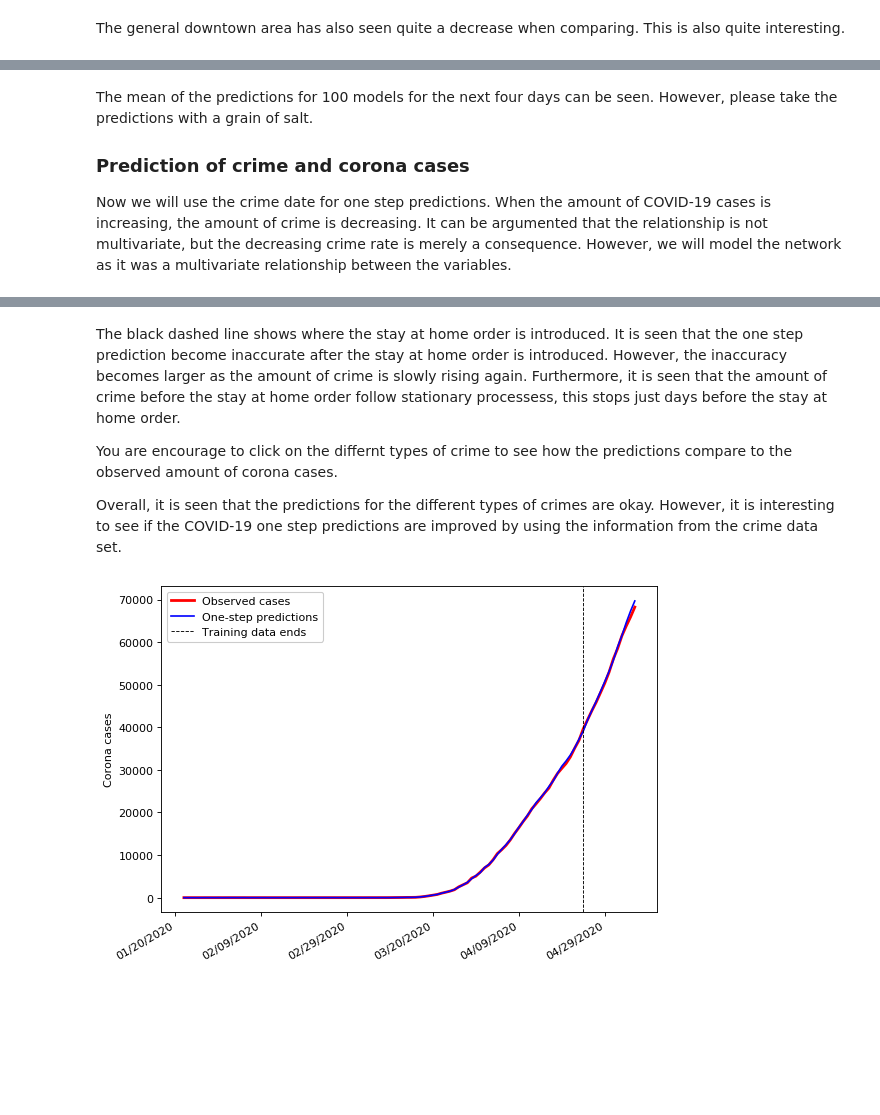
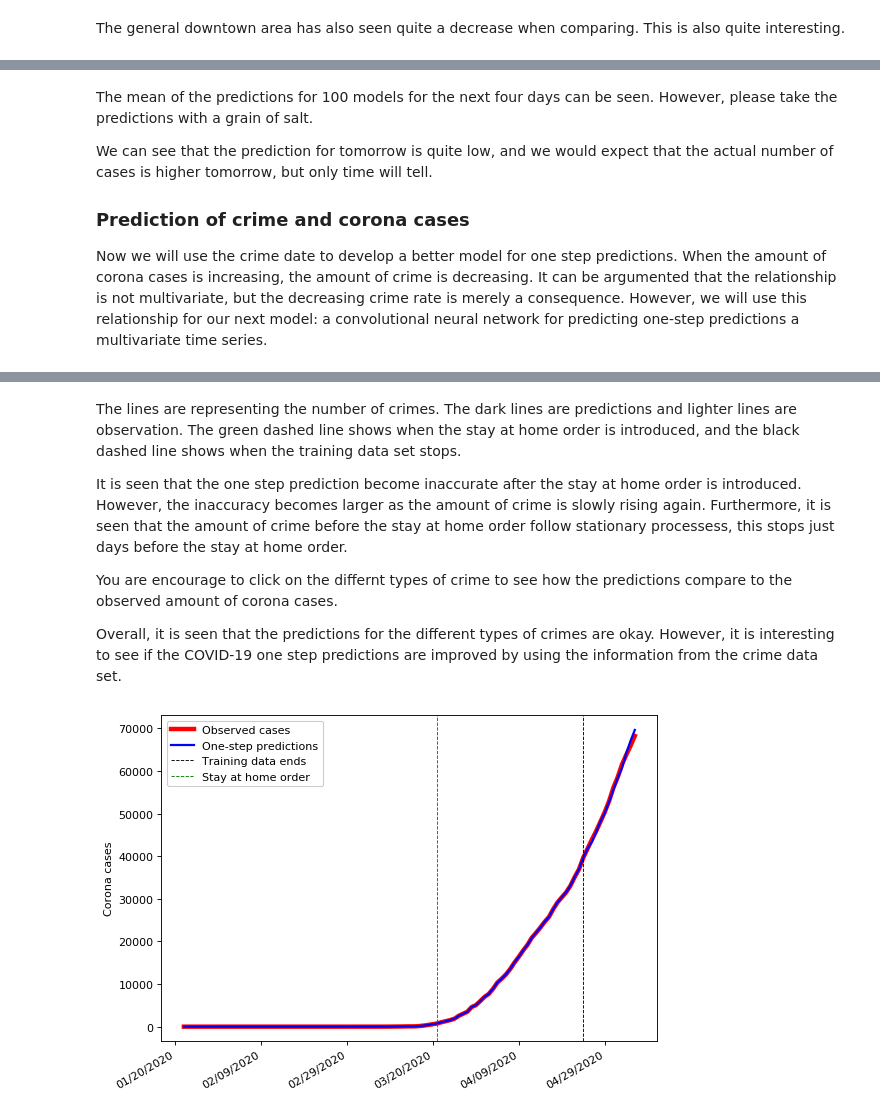
Before and after one commit to neeljansen/SocialDataAnalysisFinalProject, a Jupyter notebook: ExamProject.ipynb, the cells around one changed output, grey strips where cells are left out. Saved outputs shown, nothing was run; the diff lists cells and outputs as text; code cells hidden in the pictures; blank space fills up the shorter version.

```diff
--- a/ExamProject.ipynb
+++ b/ExamProject.ipynb
@@ -619,9 +627,11 @@ plt.show()
 # %% [markdown]
 The mean of the predictions for 100 models for the next four days can be seen. However, please take the predictions with a grain of salt.
 
+We can see that the prediction for tomorrow is quite low, and we would expect that the actual number of cases is higher tomorrow, but only time will tell.
+
 ### Prediction of crime and corona cases
 
-Now we will use the crime date for one step predictions. When the amount of COVID-19 cases is increasing, the amount of crime is decreasing. It can be argumented that the relationship is not multivariate, but the decreasing crime rate is merely a consequence. However, we will model the network as it was a multivariate relationship between the variables.
+Now we will use the crime date to develop a better model for one step predictions. When the amount of corona cases is increasing, the amount of crime is decreasing. It can be argumented that the relationship is not multivariate, but the decreasing crime rate is merely a consequence. However, we will use this relationship for our next model: a convolutional neural network for predicting one-step predictions a multivariate time series.
 # %%
 n_data = np.shape(mergedat)[0]
 n_features = np.shape(mergedat)[1]-1
@@ -693,25 +706,27 @@ Loading BokehJS ...
 [interactive output not drawn]
 [interactive output not drawn]
 # %% [markdown]
-The black dashed line shows where the stay at home order is introduced.
+The lines are representing the number of crimes. The dark lines are predictions and lighter lines are observation. The green dashed line shows when the stay at home order is introduced, and the black dashed line shows when the training data set stops.
+
 It is seen that the one step prediction become inaccurate after the stay at home order is introduced. However, the inaccuracy becomes larger as the amount of crime is slowly rising again. Furthermore, it is seen that the amount of crime before the stay at home order follow stationary processess, this stops just days before the stay at home order.
 
 You are encourage to click on the differnt types of crime to see how the predictions compare to the observed amount of corona cases.
 
 Overall, it is seen that the predictions for the different types of crimes are okay. However, it is interesting to see if the COVID-19 one step predictions are improved by using the information from the crime data set.
 # %%
+cases = list(["BATTERY","DECEPTIVE PRACTICE","NARCOTICS","THEFT","Corona cases"])
 i=4
-cases = list(["BATTERY","DECEPTIVE PRACTICE","NARCOTICS","THEFT","Corona cases"])
 plt.figure(figsize=(8, 6), dpi= 80, facecolor='w', edgecolor='k')
 plt.gca().xaxis.set_major_formatter(mdates.DateFormatter('%m/%d/%Y'))
 plt.gca().xaxis.set_major_locator(mdates.DayLocator(interval=20))
-plt.plot(mergedat.Date,ys[:,i],linewidth=2.5, color='red',label="Observed cases")
-plt.plot(mergedat.Date,plotdata_yhat[:,i],linewidth=1.5, color='blue',label="One-step predictions")
+plt.plot(mergedat.Date,ys[:,i],linewidth=4, color='red',label="Observed cases")
+plt.plot(mergedat.Date,plotdata_yhat[:,i],linewidth=2, color='blue',label="One-step predictions")
 plt.axvline(x=pd.to_datetime(cordat.Date[start-1]),color="black",linewidth=0.8,label="Training data ends", linestyle='dashed')
+plt.axvline(x=pd.to_datetime(cordat.Date[59]),color="green",linewidth=0.8,label="Stay at home order", linestyle='dashed')
 plt.gcf().autofmt_xdate()
 plt.legend(framealpha=1, frameon=True)
 plt.ylabel(cases[i])
 plt.show()
 # %% [output]
-[figure, old version]
+[figure, new version]
 # %% [markdown]
```
Also changed, not shown: parts of 12 cells of this notebook, 2 other files.
